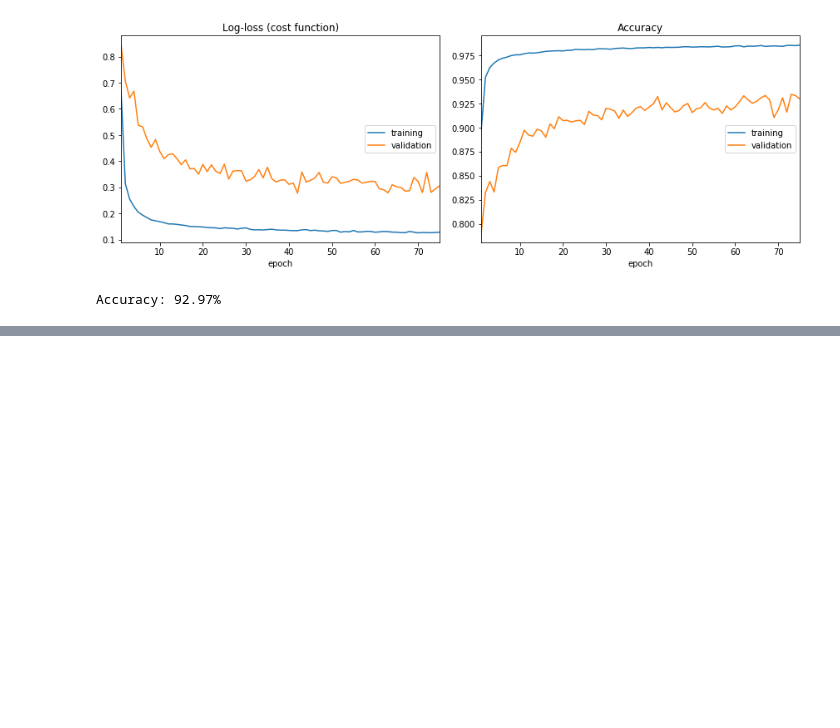
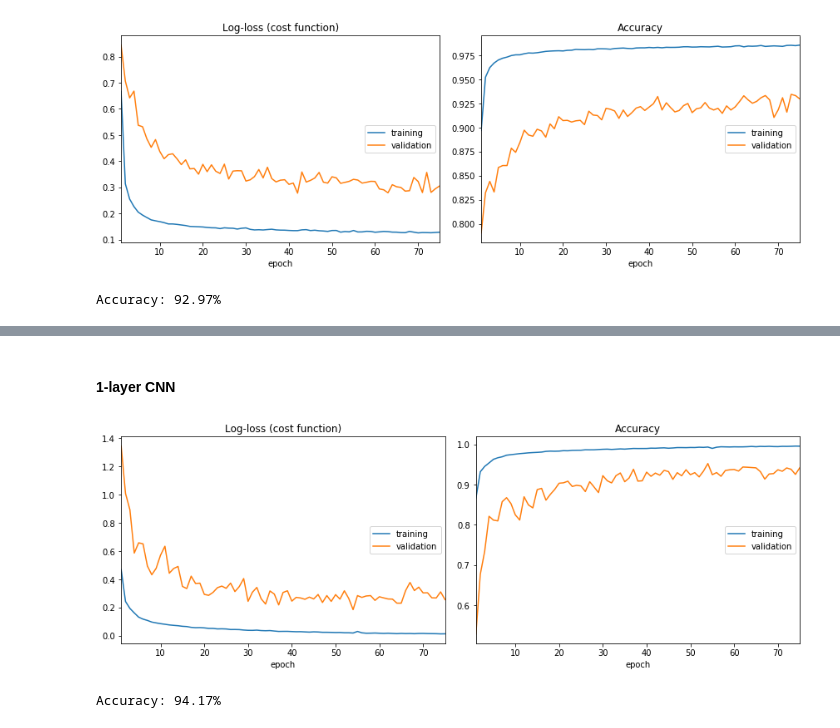
Before and after one commit to pilillo/ts-notebooks, a Jupyter notebook: ECG_classification.ipynb, the cells around one changed output, grey strips where cells are left out. Drawn from its saved outputs; the diff is of its cells as text; code cells hidden in the pictures; blank space fills up the shorter version.

```diff
--- a/ECG_classification.ipynb
+++ b/ECG_classification.ipynb
@@ -925,0 +981,21 @@ Accuracy: 92.97%
+# %% [markdown]
+#### 1-layer CNN
+# %%
+model = model_d(window_size, depth,
+                return_sequences=True, num_cnn_stages=1,
+                num_categories=y_test.shape[1])
+print model.summary()
+history = model.fit(x_train,
+                    y_train,
+                    epochs=epochs,
+                    batch_size=batch_size,
+                    verbose=2,
+                    validation_data=(x_test, y_test),
+                    callbacks=[PlotLossesKeras()])
+# %% [output]
+[figure, added]
+# %%
+scores = model.evaluate(x_test, y_test, verbose=0)
+print("Accuracy: %.2f%%" % (scores[1]*100))
+# %% [output]
+Accuracy: 94.17%
```
Also changed, not shown: parts of 11 cells of this notebook.
